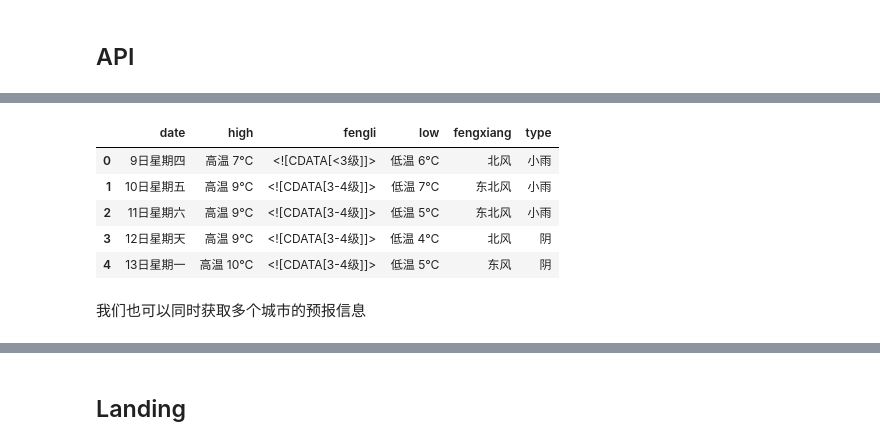
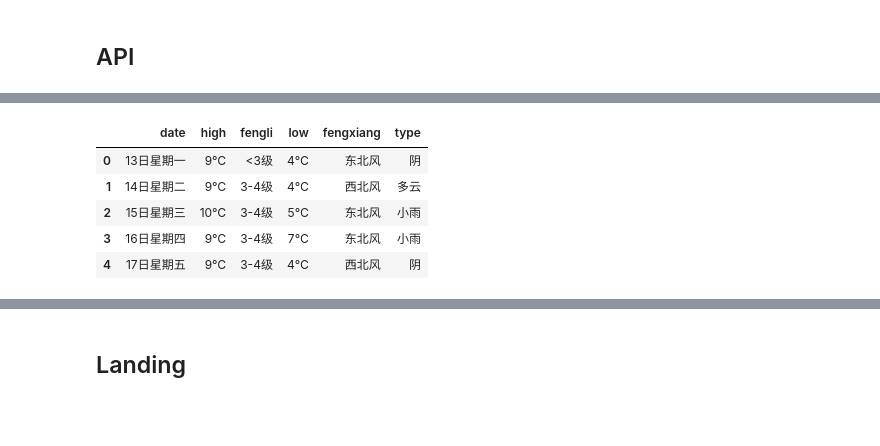
Before and after one commit to snowhyzhang/ml-landing, a Jupyter notebook: Chp 1 - data_source.ipynb, the cells around one changed output, grey strips where cells are left out. Drawn from its saved outputs; the diff is of its cells as text; code cells hidden in the pictures; blank space fills up the shorter version.

```diff
--- a/Chp 1 - data_source.ipynb
+++ b/Chp 1 - data_source.ipynb
@@ -147,15 +185,21 @@ content
-# %%
-# 获取天气预报的信息
-
-forecast = content['data']['forecast']
-df = pd.DataFrame(forecast)
-df
-# %% [output]
-|  | date | high | fengli | low | fengxiang | type |
-| 0 | 9日星期四 | 高温 7℃ | <![CDATA[<3级]]> | 低温 6℃ | 北风 | 小雨 |
-| 1 | 10日星期五 | 高温 9℃ | <![CDATA[3-4级]]> | 低温 7℃ | 东北风 | 小雨 |
-| 2 | 11日星期六 | 高温 9℃ | <![CDATA[3-4级]]> | 低温 5℃ | 东北风 | 小雨 |
-| 3 | 12日星期天 | 高温 9℃ | <![CDATA[3-4级]]> | 低温 4℃ | 北风 | 阴 |
-| 4 | 13日星期一 | 高温 10℃ | <![CDATA[3-4级]]> | 低温 5℃ | 东风 | 阴 |
-# %% [markdown]
-我们也可以同时获取多个城市的预报信息
+# %%
+# 获取天气预报的信息
+
+import re
+
+forecast = content['data']['forecast']
+df = pd.DataFrame(forecast)
+# 对形如<![CDATA[3-4级]]>风力数据进行处理，保留其中的级数
+rex = re.compile('[0-9]*[<-][0-9]*级')
+df['fengli'] = df['fengli'].map(lambda x: rex.findall(x)[0])
+# 处理高温和低温的字样
+df['high'] = df['high'].map(lambda x: x.replace('高温 ', ''))
+df['low'] = df['low'].map(lambda x: x.replace('低温 ', ''))
+df
+# %% [output]
+|  | date | high | fengli | low | fengxiang | type |
+| 0 | 13日星期一 | 9℃ | <3级 | 4℃ | 东北风 | 阴 |
+| 1 | 14日星期二 | 9℃ | 3-4级 | 4℃ | 西北风 | 多云 |
+| 2 | 15日星期三 | 10℃ | 3-4级 | 5℃ | 东北风 | 小雨 |
+| 3 | 16日星期四 | 9℃ | 3-4级 | 7℃ | 东北风 | 小雨 |
+| 4 | 17日星期五 | 9℃ | 3-4级 | 4℃ | 西北风 | 阴 |
```
Also changed, not shown: parts of 44 cells of this notebook, 6 other files.
